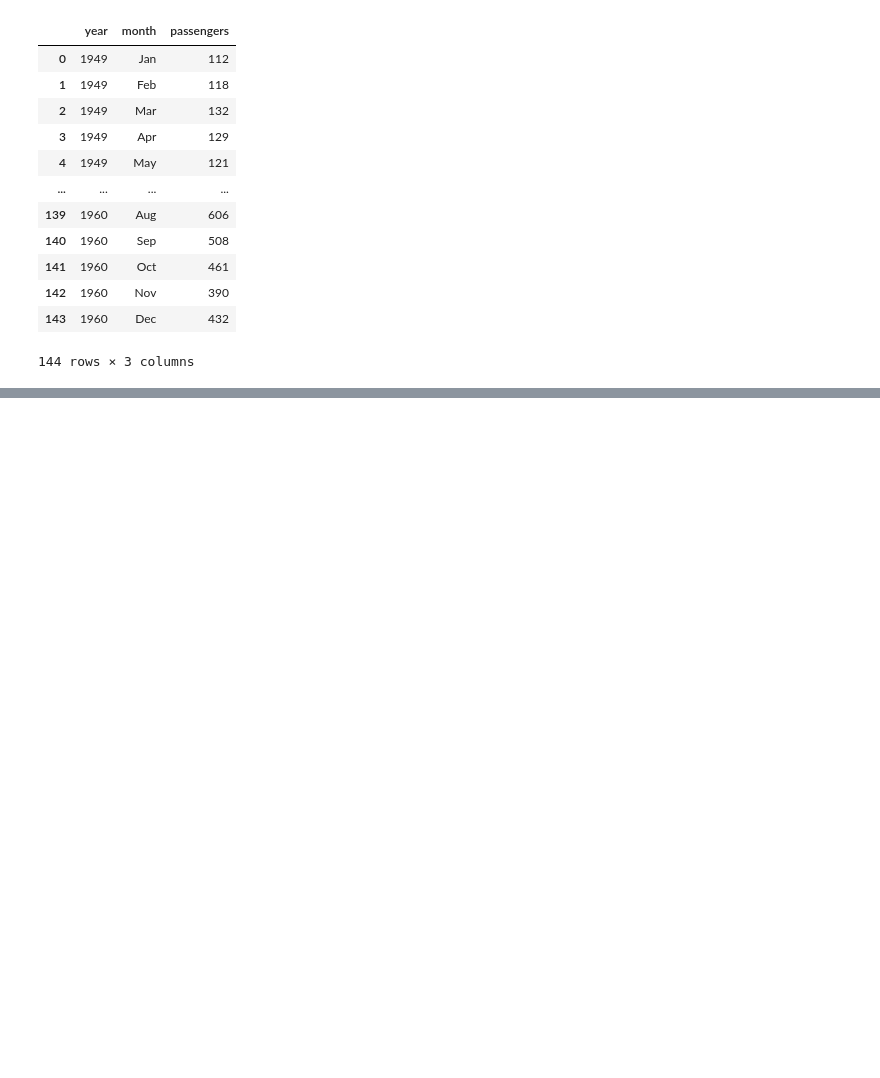
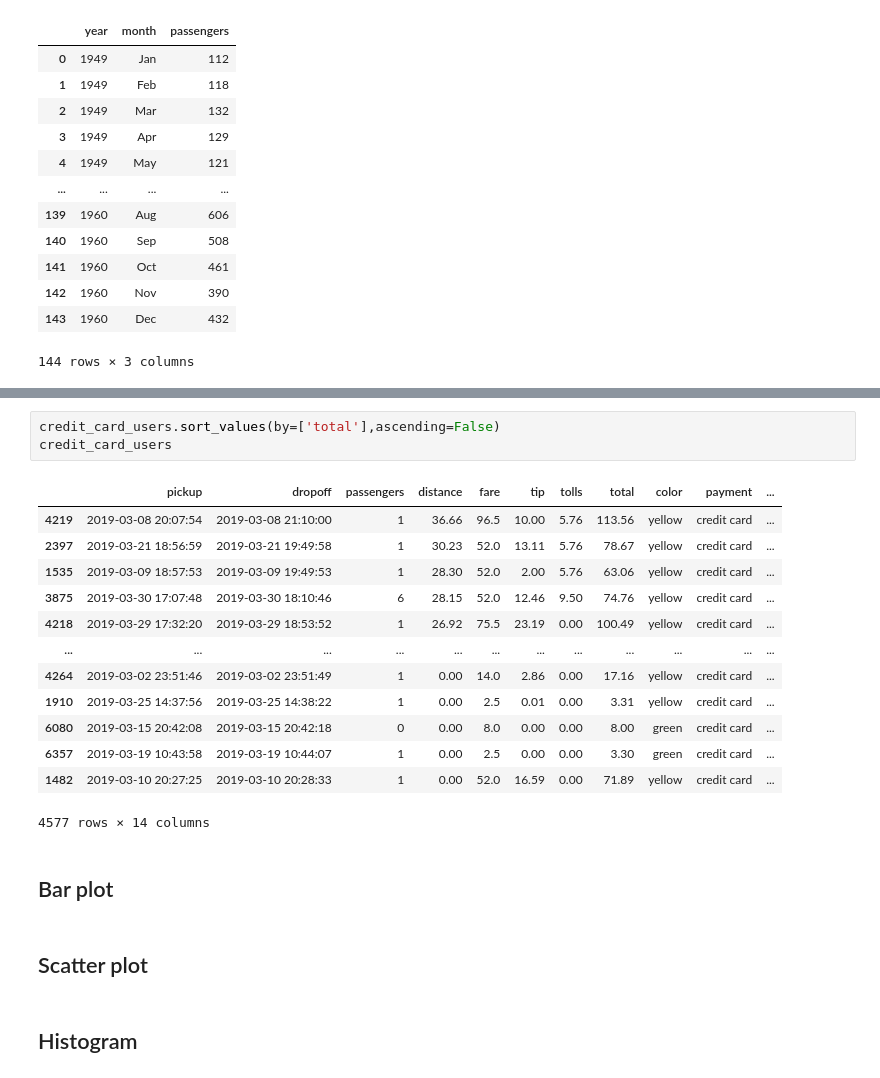
Before and after one commit to chuck-ankit/Python, a Jupyter notebook: Learning/05b_Matplotlib_Seaborn.ipynb, the cells around one changed output, grey strips where cells are left out. Saved outputs shown, nothing was run; the diff lists cells and outputs as text; blank space fills up the shorter version.

```diff
--- a/Learning/05b_Matplotlib_Seaborn.ipynb
+++ b/Learning/05b_Matplotlib_Seaborn.ipynb
@@ -24,0 +89,23 @@ flights
+# %%
+credit_card_users.sort_values(by=['total'],ascending=False)
+credit_card_users
+# %% [output]
+|  | pickup | dropoff | passengers | distance | fare | tip | tolls | total | color | payment | ... |
+| 4219 | 2019-03-08 20:07:54 | 2019-03-08 21:10:00 | 1 | 36.66 | 96.5 | 10.00 | 5.76 | 113.56 | yellow | credit card | ... |
+| 2397 | 2019-03-21 18:56:59 | 2019-03-21 19:49:58 | 1 | 30.23 | 52.0 | 13.11 | 5.76 | 78.67 | yellow | credit card | ... |
+| 1535 | 2019-03-09 18:57:53 | 2019-03-09 19:49:53 | 1 | 28.30 | 52.0 | 2.00 | 5.76 | 63.06 | yellow | credit card | ... |
+| 3875 | 2019-03-30 17:07:48 | 2019-03-30 18:10:46 | 6 | 28.15 | 52.0 | 12.46 | 9.50 | 74.76 | yellow | credit card | ... |
+| 4218 | 2019-03-29 17:32:20 | 2019-03-29 18:53:52 | 1 | 26.92 | 75.5 | 23.19 | 0.00 | 100.49 | yellow | credit card | ... |
+| ... | ... | ... | ... | ... | ... | ... | ... | ... | ... | ... | ... |
+| 4264 | 2019-03-02 23:51:46 | 2019-03-02 23:51:49 | 1 | 0.00 | 14.0 | 2.86 | 0.00 | 17.16 | yellow | credit card | ... |
+| 1910 | 2019-03-25 14:37:56 | 2019-03-25 14:38:22 | 1 | 0.00 | 2.5 | 0.01 | 0.00 | 3.31 | yellow | credit card | ... |
+| 6080 | 2019-03-15 20:42:08 | 2019-03-15 20:42:18 | 0 | 0.00 | 8.0 | 0.00 | 0.00 | 8.00 | green | credit card | ... |
+| 6357 | 2019-03-19 10:43:58 | 2019-03-19 10:44:07 | 1 | 0.00 | 2.5 | 0.00 | 0.00 | 3.30 | green | credit card | ... |
+| 1482 | 2019-03-10 20:27:25 | 2019-03-10 20:28:33 | 1 | 0.00 | 52.0 | 16.59 | 0.00 | 71.89 | yellow | credit card | ... |
+4577 rows × 14 columns
+# %% [markdown]
+## Bar plot
+# %% [markdown]
+## Scatter plot
+# %% [markdown]
+## Histogram
```
Also changed, not shown: parts of 5 cells of this notebook.
